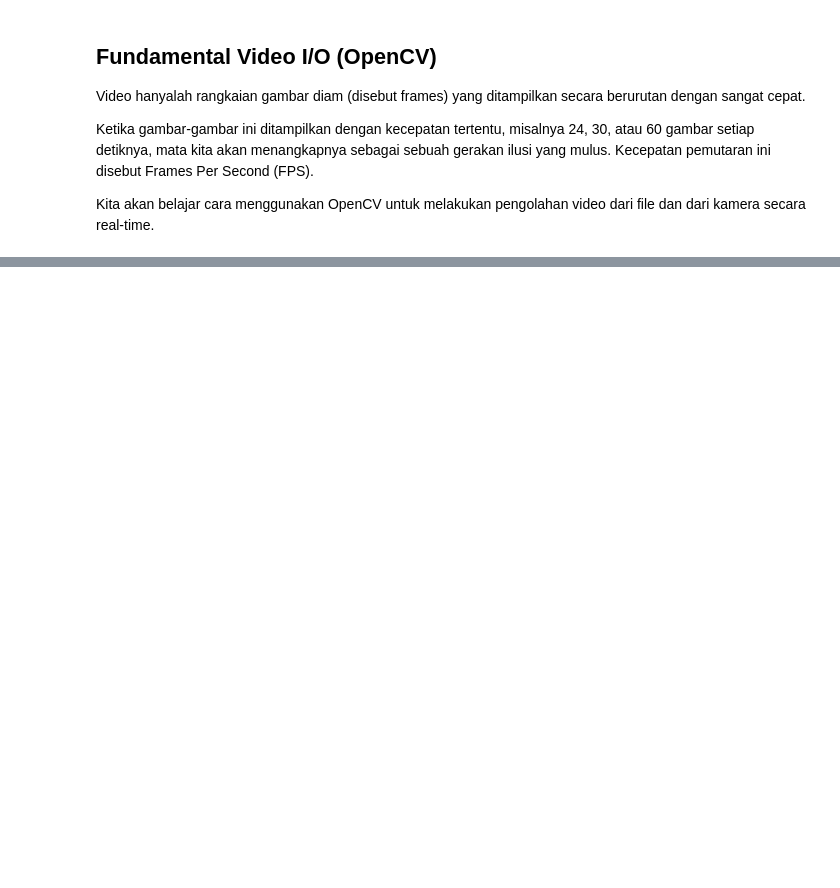
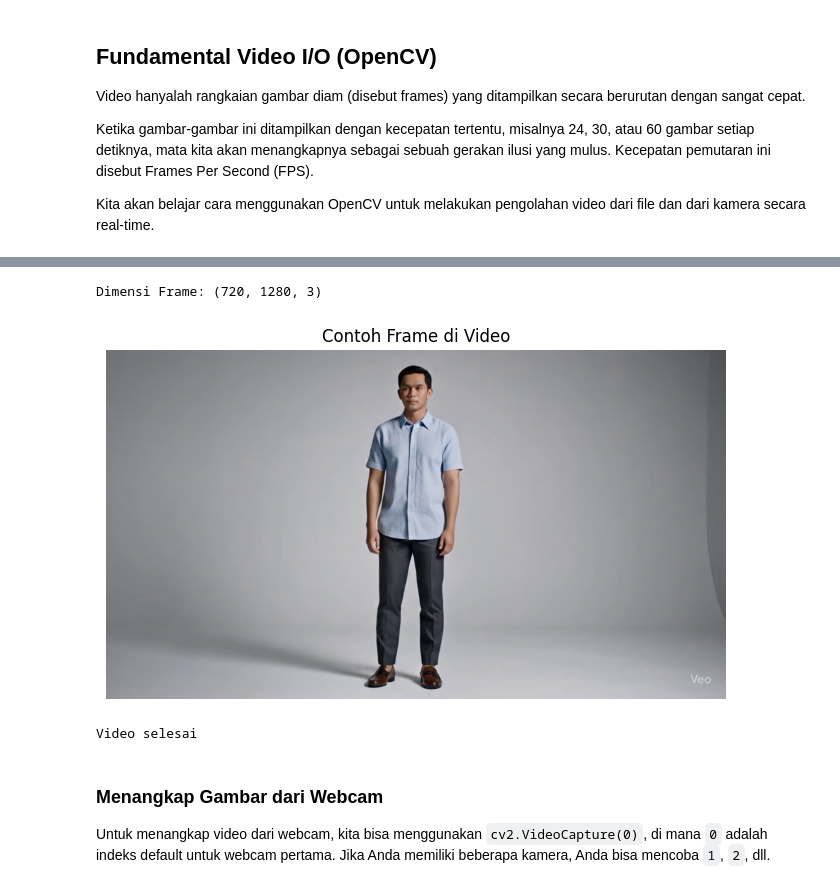
Before and after one commit to muhamyusuf/IF25-40305-handson-sistem-multimedia, a Jupyter notebook: 12_video_processing_week1.ipynb, the cells around one changed output, grey strips where cells are left out. Cells and saved outputs as stored; diff of their text form; code cells hidden in the pictures; blank space fills up the shorter version.

Commit message:
feat: video processing week 1 & week 2

```diff
--- a/12_video_processing_week1.ipynb
+++ b/12_video_processing_week1.ipynb
@@ -50,33 +56,64 @@ Kita akan belajar cara menggunakan OpenCV untuk melakukan pengolahan video dari
 # %%
-import cv2
-import matplotlib.pyplot as plt
-import numpy as np
+# Membaca frame dari video
+PATH_VIDEO = os.path.join(os.getcwd(), 'data', 'man_walking.mp4')
 
-NAMA_FILE_VIDEO = 'video_contoh.mp4'
+cap = cv2.VideoCapture(PATH_VIDEO)
+if cap.isOpened():
+    # Membaca frame ke-n (misal frame ke-10) | Uncooment kode dibawah
+    # frame_at = 10
+    # cap.set(cv2.CAP_PROP_POS_FRAMES, frame_at - 1)
 
-cap = cv2.VideoCapture(NAMA_FILE_VIDEO)
-
-if not cap.isOpened():
-    print(f"Error: Tidak bisa membuka file video di '{NAMA_FILE_VIDEO}'")
-    print("Pastikan nama file dan path sudah benar, atau file tidak korup.")
-else:
-    ret, frame = cap.read()  # ret=boolean status, frame=array gambar
-
+    ret, frame = cap.read()
     if ret:
-        print(f"Berhasil membaca frame pertama dari: {NAMA_FILE_VIDEO}")
         print(f"Dimensi Frame: {frame.shape}")
 
         # Seperti yang sudah dipelajari, OpenCV menggunakan format warna BGR secara default
         # Kita perlu mengkonversi ke RGB untuk menampilkan dengan matplotlib
         frame_rgb = cv2.cvtColor(frame, cv2.COLOR_BGR2RGB)
 
         plt.figure(figsize=(8, 5))
         plt.imshow(frame_rgb)
-        plt.title("Contoh Frame Pertama Video")
+        plt.title("Contoh Frame di Video")
         plt.axis('off')
         plt.show()
-
     else:
-        print(f"Error: Gagal membaca frame dari {NAMA_FILE_VIDEO}. Video mungkin kosong.")
+        print(f"Error: Gagal membaca frame dari {PATH_VIDEO}. Video mungkin kosong.")
+else:
+    print(f"Error: Tidak bisa membuka file video di '{PATH_VIDEO}'")
+    print("Pastikan nama file dan path sudah benar, atau file tidak korup.")
 
 cap.release()
+# %% [output]
+Dimensi Frame: (720, 1280, 3)
+[figure, added]
+# %%
+# Menampilkan video di window terpisah
+# Periksa window baru di sistem operasi Anda
+PATH_VIDEO = os.path.join(os.getcwd(), 'data', 'man_walking.mp4')
+cap = cv2.VideoCapture(PATH_VIDEO)
+
+if cap.isOpened():
+    while True:
+        ret, frame = cap.read()
+
+        if not ret:
+            print("Video selesai")
+            break
+
+        cv2.imshow('Video Playback', frame)
+
+        # Tekan 'q' untuk keluar
+        if cv2.waitKey(25) & 0xFF == ord('q'):
+            break
+else:
+    print(f"Error: Tidak bisa membuka file video di '{PATH_VIDEO}'")
+    print("Pastikan nama file dan path sudah benar, atau file tidak korup.")
+
+cap.release()
+cv2.destroyAllWindows()
+# %% [output]
+Video selesai
+# %% [markdown]
+### Menangkap Gambar dari Webcam
+
+Untuk menangkap video dari webcam, kita bisa menggunakan `cv2.VideoCapture(0)`, di mana `0` adalah indeks default untuk webcam pertama. Jika Anda memiliki beberapa kamera, Anda bisa mencoba `1`, `2`, dll.
```
Also changed, not shown: parts of 25 cells of this notebook, 7 other files.
